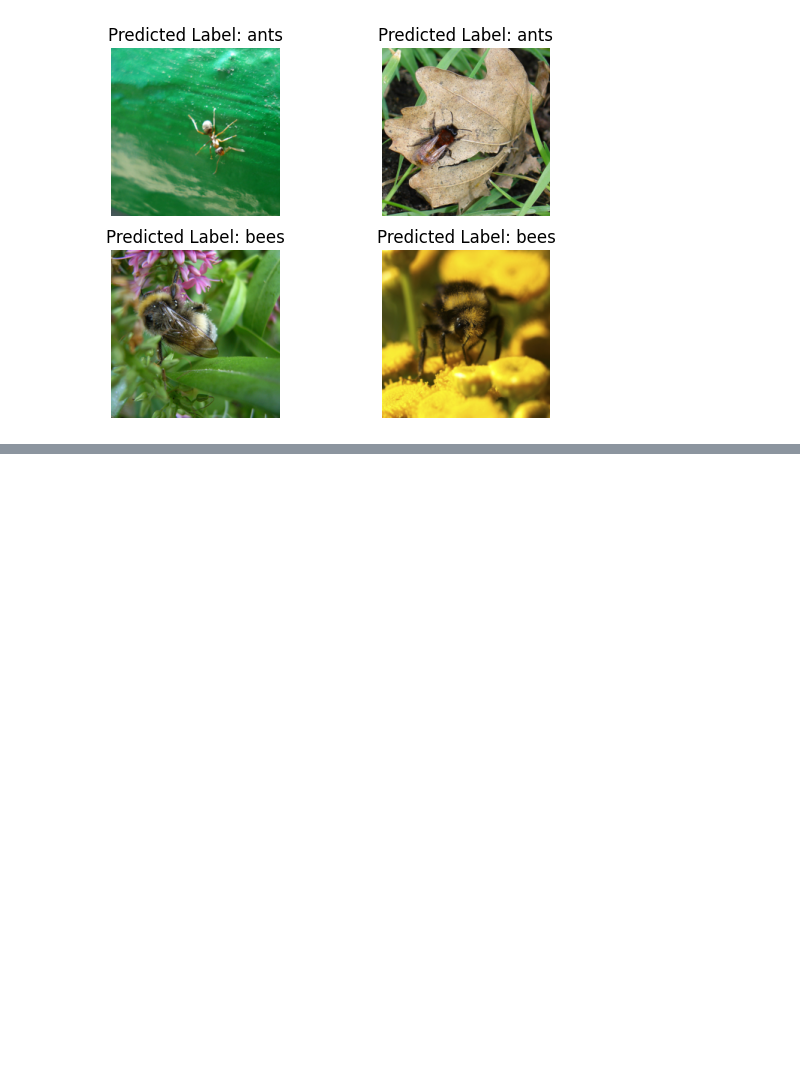
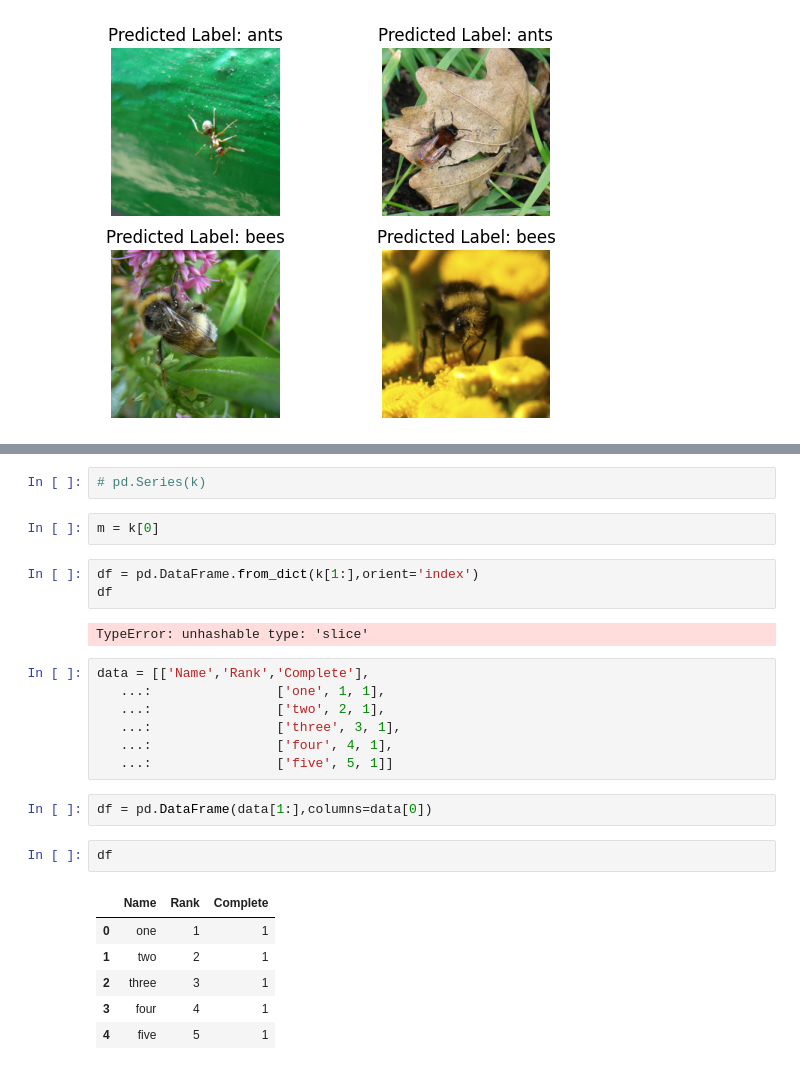
Before and after one commit to sumit-mandal/complete_pytorch, a Jupyter notebook: Transfer_learning/Transfer_Learning_Simplified.ipynb, the cells around one changed output, grey strips where cells are left out. Drawn from its saved outputs; the diff is of its cells as text; blank space fills up the shorter version.

```diff
--- a/Transfer_learning/Transfer_Learning_Simplified.ipynb
+++ b/Transfer_learning/Transfer_Learning_Simplified.ipynb
@@ -233,0 +244,27 @@ with torch.no_grad():
+# %%
+# pd.Series(k)
+# %%
+m = k[0]
+# %%
+df = pd.DataFrame.from_dict(k[1:],orient='index')
+df
+# %% [output]
+TypeError: unhashable type: 'slice'
+# %%
+data = [['Name','Rank','Complete'],
+   ...:                ['one', 1, 1],
+   ...:                ['two', 2, 1],
+   ...:                ['three', 3, 1],
+   ...:                ['four', 4, 1],
+   ...:                ['five', 5, 1]]
+# %%
+df = pd.DataFrame(data[1:],columns=data[0])
+# %%
+df
+# %% [output]
+|  | Name | Rank | Complete |
+| 0 | one | 1 | 1 |
+| 1 | two | 2 | 1 |
+| 2 | three | 3 | 1 |
+| 3 | four | 4 | 1 |
+| 4 | five | 5 | 1 |
```
Also changed, not shown: parts of 2 cells of this notebook, 28 other files.
